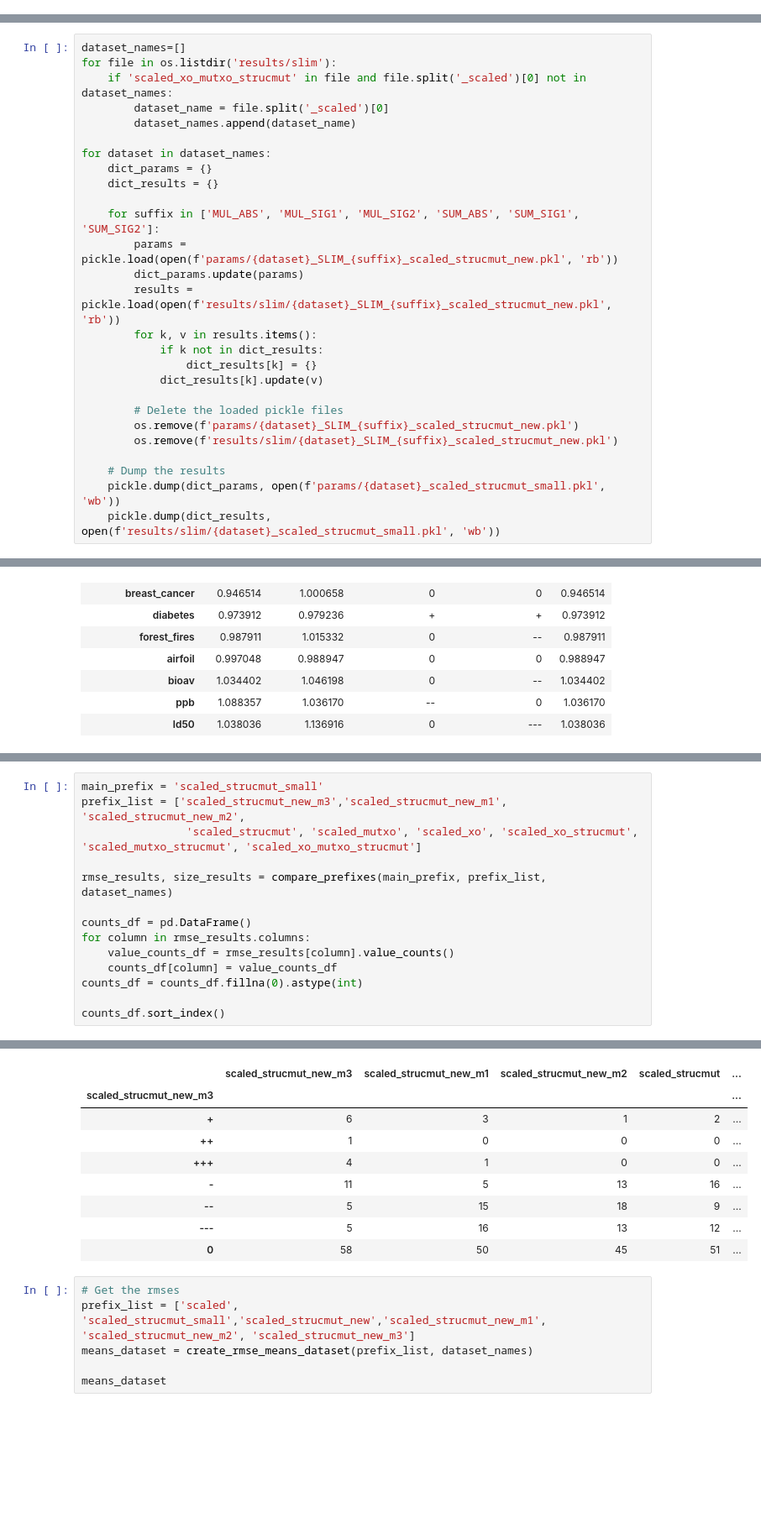
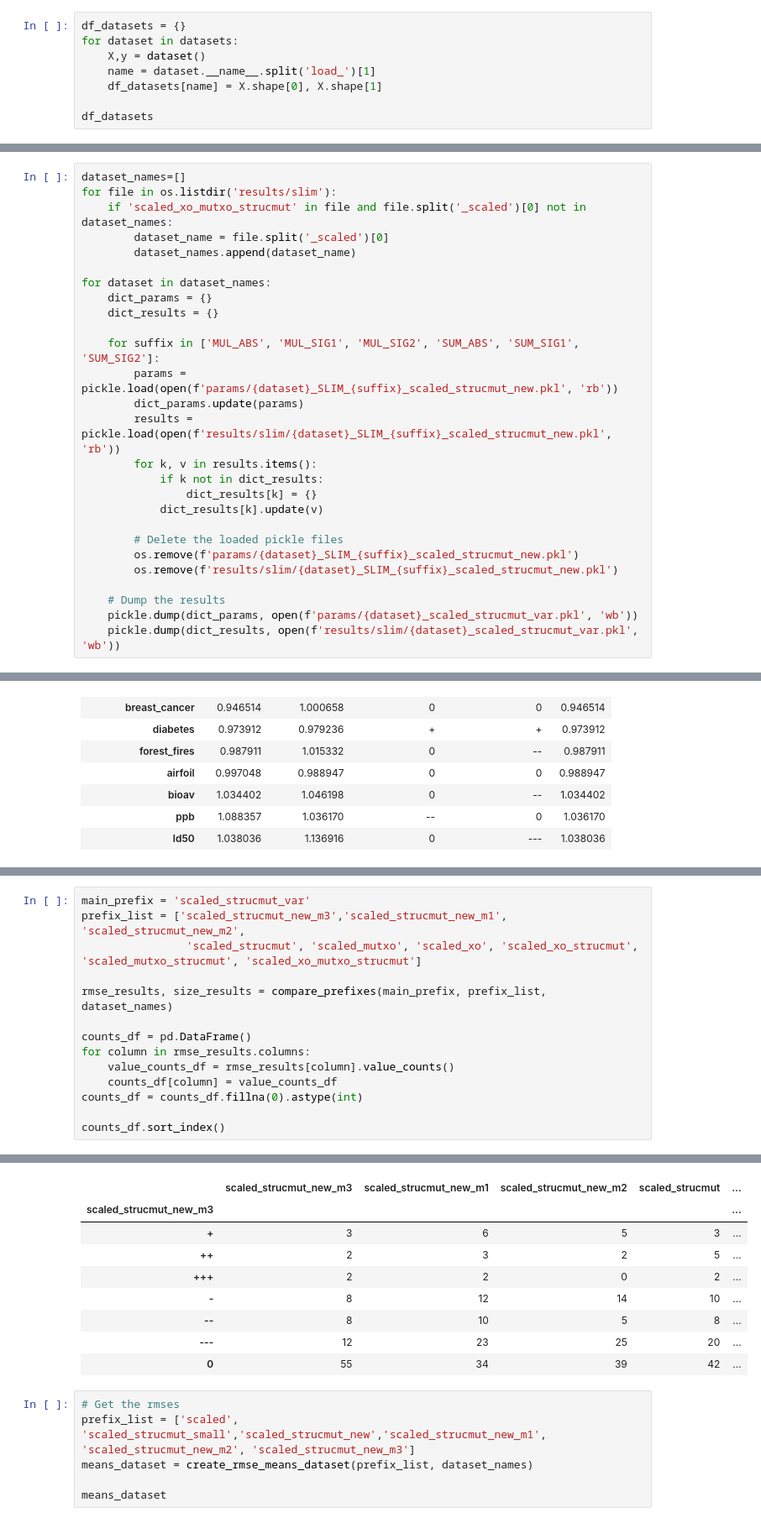
Before and after one commit to amarmate/SLIM-TEST-LITE, a Jupyter notebook: check_results.ipynb, the cells around one changed output, grey strips where cells are left out. Shown at 84% size. Cells and saved outputs as stored; diff of their text form; blank space fills up the shorter version.

```diff
--- a/check_results.ipynb
+++ b/check_results.ipynb
@@ -10,3 +10,11 @@ from scipy.stats import wilcoxon, ttest_rel
 
 from slim_gsgp_lib.datasets.data_loader import *
 datasets = [globals()[i] for i in globals() if 'load' in i][2:]
+# %%
+df_datasets = {}
+for dataset in datasets:
+    X,y = dataset()
+    name = dataset.__name__.split('load_')[1]
+    df_datasets[name] = X.shape[0], X.shape[1]
+
+df_datasets
@@ -35,8 +60,8 @@ for dataset in dataset_names:
         os.remove(f'results/slim/{dataset}_SLIM_{suffix}_scaled_strucmut_new.pkl')
 
     # Dump the results
-    pickle.dump(dict_params, open(f'params/{dataset}_scaled_strucmut_small.pkl', 'wb'))
-    pickle.dump(dict_results, open(f'results/slim/{dataset}_scaled_strucmut_small.pkl', 'wb'))
+    pickle.dump(dict_params, open(f'params/{dataset}_scaled_strucmut_var.pkl', 'wb'))
+    pickle.dump(dict_results, open(f'results/slim/{dataset}_scaled_strucmut_var.pkl', 'wb'))
 # %% [markdown]
 #### Found
 - Ms upper of 0
@@ -934,28 +1050,28 @@ result_best.sort_values('Ratio')
 # %%
-main_prefix = 'scaled_strucmut_small'
+main_prefix = 'scaled_strucmut_var'
 prefix_list = ['scaled_strucmut_new_m3','scaled_strucmut_new_m1', 'scaled_strucmut_new_m2',
                 'scaled_strucmut', 'scaled_mutxo', 'scaled_xo', 'scaled_xo_strucmut', 'scaled_mutxo_strucmut', 'scaled_xo_mutxo_strucmut']
 
 rmse_results, size_results = compare_prefixes(main_prefix, prefix_list, dataset_names)
 
 counts_df = pd.DataFrame()
 for column in rmse_results.columns:
     value_counts_df = rmse_results[column].value_counts()
     counts_df[column] = value_counts_df
 counts_df = counts_df.fillna(0).astype(int)
 
 counts_df.sort_index()
 # %% [output]
 Dataset nicht verfügbar: parkinson_updrs
 |  | scaled_strucmut_new_m3 | scaled_strucmut_new_m1 | scaled_strucmut_new_m2 | scaled_strucmut | ... |
 | scaled_strucmut_new_m3 |  |  |  |  | ... |
-| + | 6 | 3 | 1 | 2 | ... |
-| ++ | 1 | 0 | 0 | 0 | ... |
-| +++ | 4 | 1 | 0 | 0 | ... |
-| - | 11 | 5 | 13 | 16 | ... |
-| -- | 5 | 15 | 18 | 9 | ... |
-| --- | 5 | 16 | 13 | 12 | ... |
-| 0 | 58 | 50 | 45 | 51 | ... |
+| + | 3 | 6 | 5 | 3 | ... |
+| ++ | 2 | 3 | 2 | 5 | ... |
+| +++ | 2 | 2 | 0 | 2 | ... |
+| - | 8 | 12 | 14 | 10 | ... |
+| -- | 8 | 10 | 5 | 8 | ... |
+| --- | 12 | 23 | 25 | 20 | ... |
+| 0 | 55 | 34 | 39 | 42 | ... |
 # %%
 # Get the rmses
 prefix_list = ['scaled', 'scaled_strucmut_small','scaled_strucmut_new','scaled_strucmut_new_m1', 'scaled_strucmut_new_m2', 'scaled_strucmut_new_m3']
```
Also changed, not shown: parts of 12 cells of this notebook, 4 other files.
